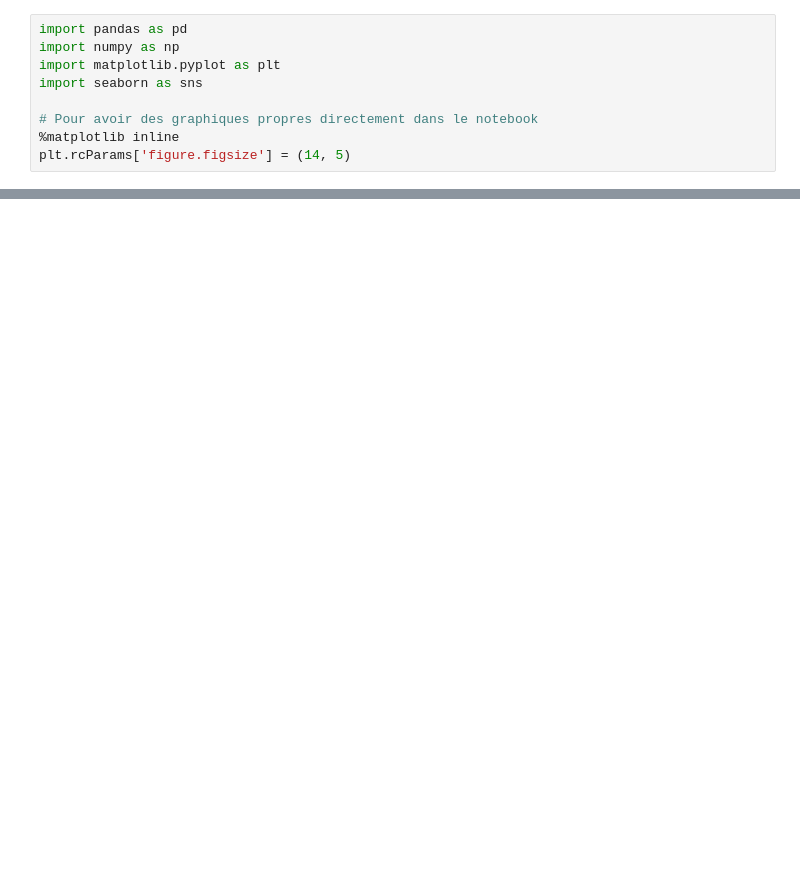
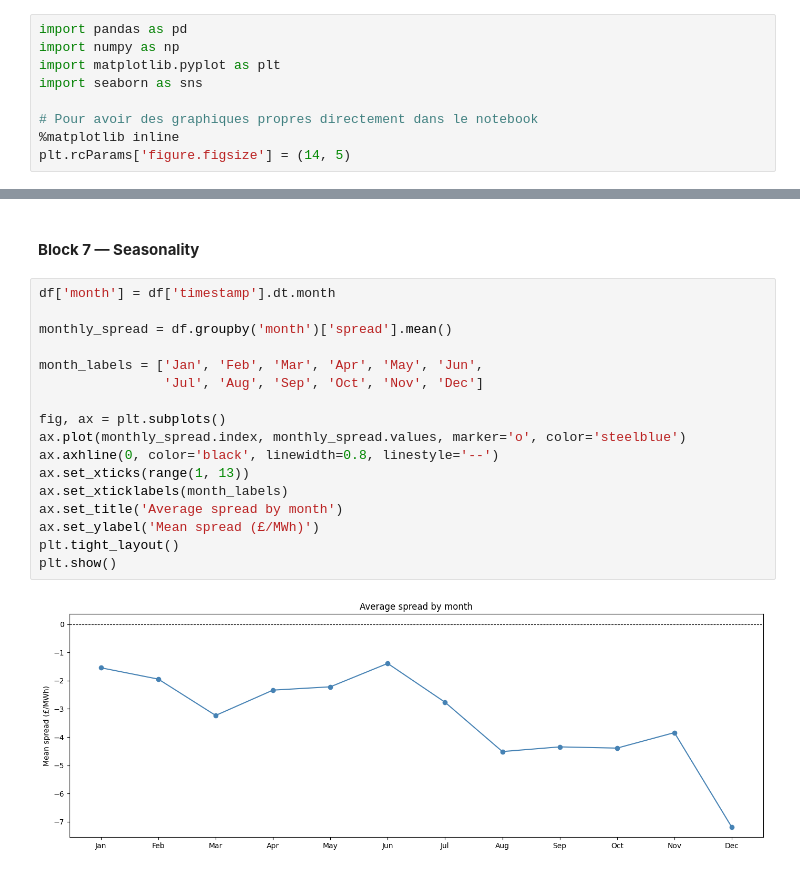
Before and after one commit to axelcohen75/gb-power-forecasting-suite, a Jupyter notebook: Engie-Exercise.ipynb, the cells around one changed output, grey strips where cells are left out. Drawn from its saved outputs; the diff is of its cells as text; blank space fills up the shorter version.

```diff
--- a/Engie-Exercise.ipynb
+++ b/Engie-Exercise.ipynb
@@ -71,0 +367,21 @@ tsdf_id: (43848, 18) | 2020-01-01 00:00:00 → 2024-12-31 23:00:00
+# %% [markdown]
+#### **Block 7 — Seasonality**
+# %%
+df['month'] = df['timestamp'].dt.month
+
+monthly_spread = df.groupby('month')['spread'].mean()
+
+month_labels = ['Jan', 'Feb', 'Mar', 'Apr', 'May', 'Jun',
+                'Jul', 'Aug', 'Sep', 'Oct', 'Nov', 'Dec']
+
+fig, ax = plt.subplots()
+ax.plot(monthly_spread.index, monthly_spread.values, marker='o', color='steelblue')
+ax.axhline(0, color='black', linewidth=0.8, linestyle='--')
+ax.set_xticks(range(1, 13))
+ax.set_xticklabels(month_labels)
+ax.set_title('Average spread by month')
+ax.set_ylabel('Mean spread (£/MWh)')
+plt.tight_layout()
+plt.show()
+# %% [output]
+[figure, added]
```
Also changed, not shown: parts of 88 cells of this notebook.
